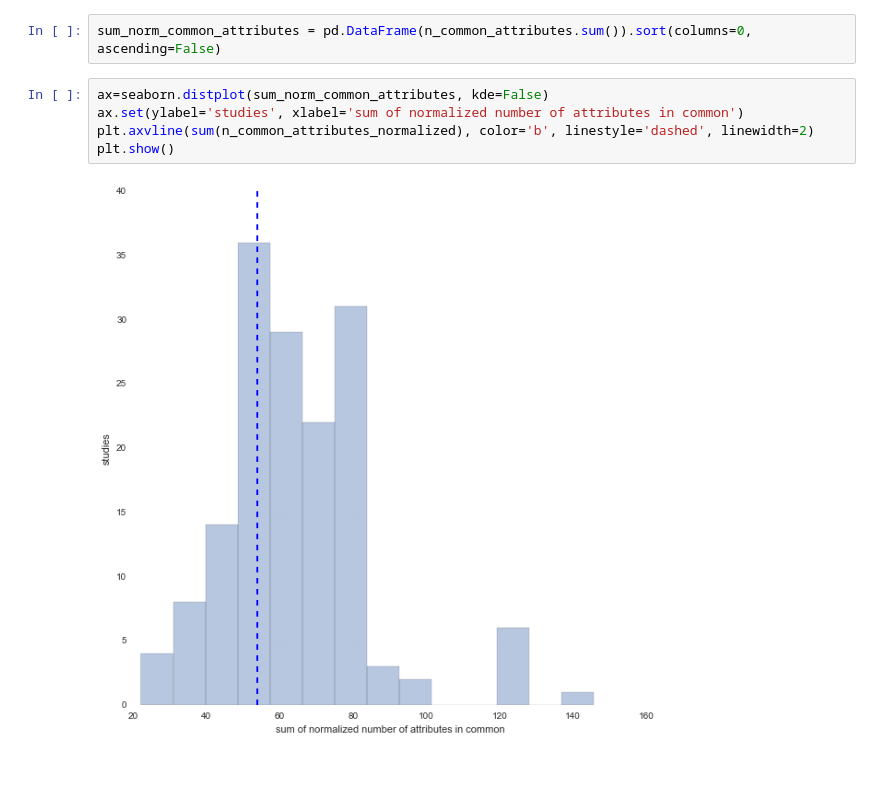
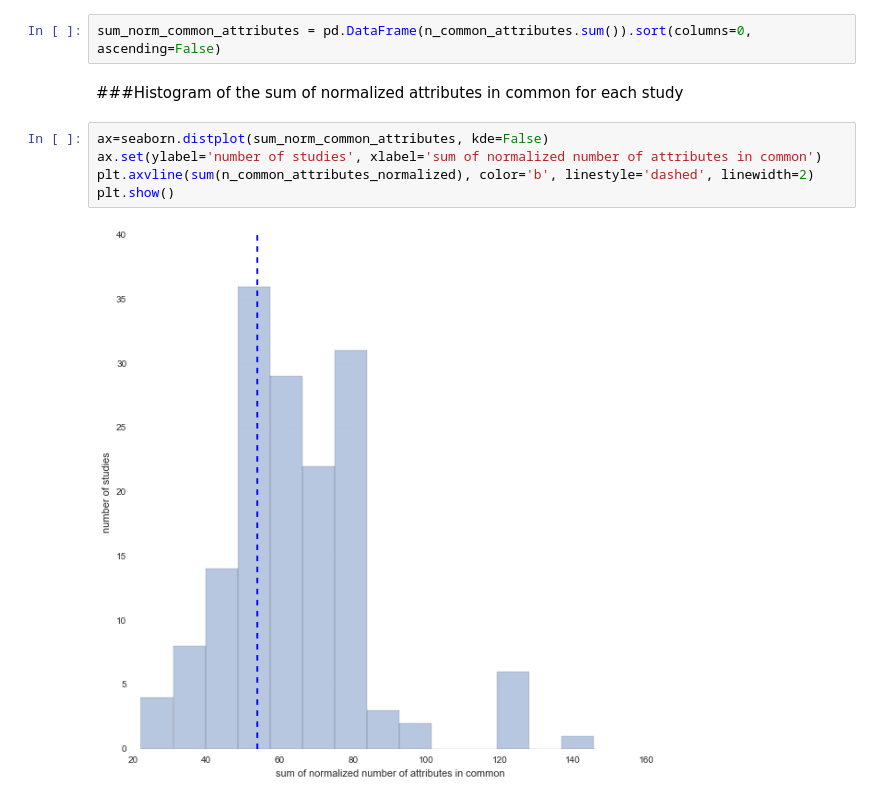
Before and after one commit to bsir/cBioPortal-analysis, a Jupyter notebook: new-study-tool-week6.ipynb, the cells around one changed output. Drawn from its saved outputs; the diff is of its cells as text; blank space fills up the shorter version.

```diff
--- a/new-study-tool-week6.ipynb
+++ b/new-study-tool-week6.ipynb
@@ -229,10 +241,12 @@ for i in range(n_studies):
             n_attribute_dist.append(n_attributes)
 # %%
 sum_norm_common_attributes = pd.DataFrame(n_common_attributes.sum()).sort(columns=0, ascending=False)
+# %% [markdown]
+###Histogram of the sum of normalized attributes in common for each study
 # %%
 ax=seaborn.distplot(sum_norm_common_attributes, kde=False)
-ax.set(ylabel='studies', xlabel='sum of normalized number of attributes in common')
+ax.set(ylabel='number of studies', xlabel='sum of normalized number of attributes in common')
 plt.axvline(sum(n_common_attributes_normalized), color='b', linestyle='dashed', linewidth=2)
 plt.show()
 # %% [output]
-[figure, old version]
+[figure, new version]
```
Also changed, not shown: parts of 9 cells of this notebook.
